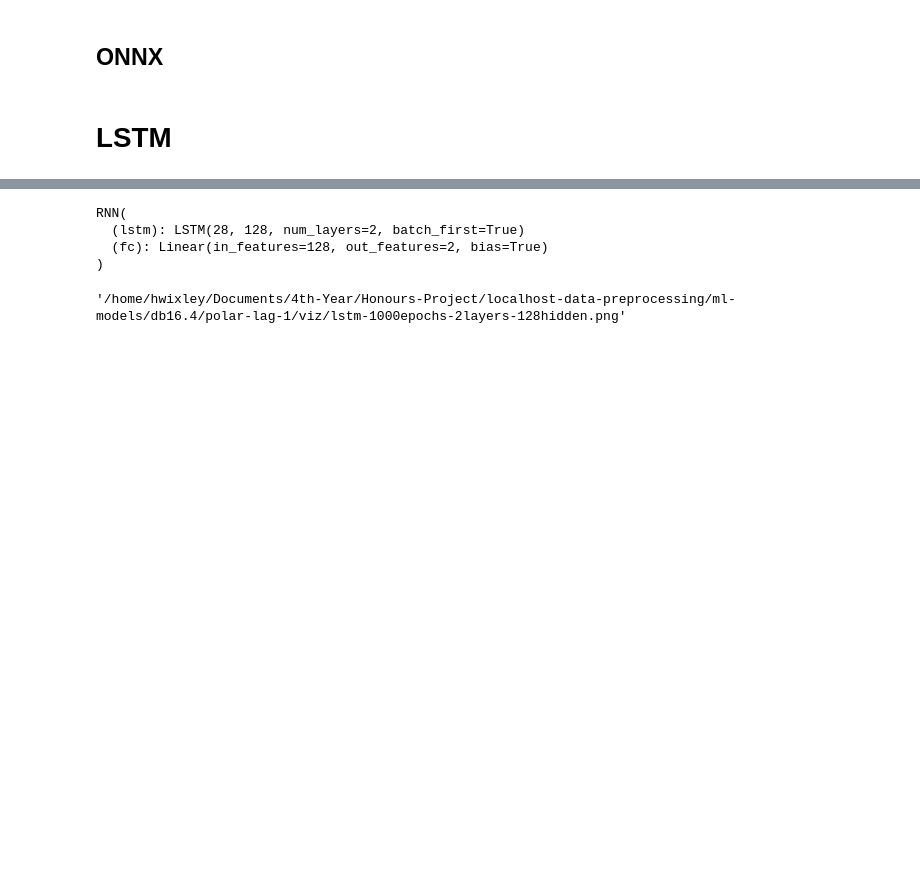
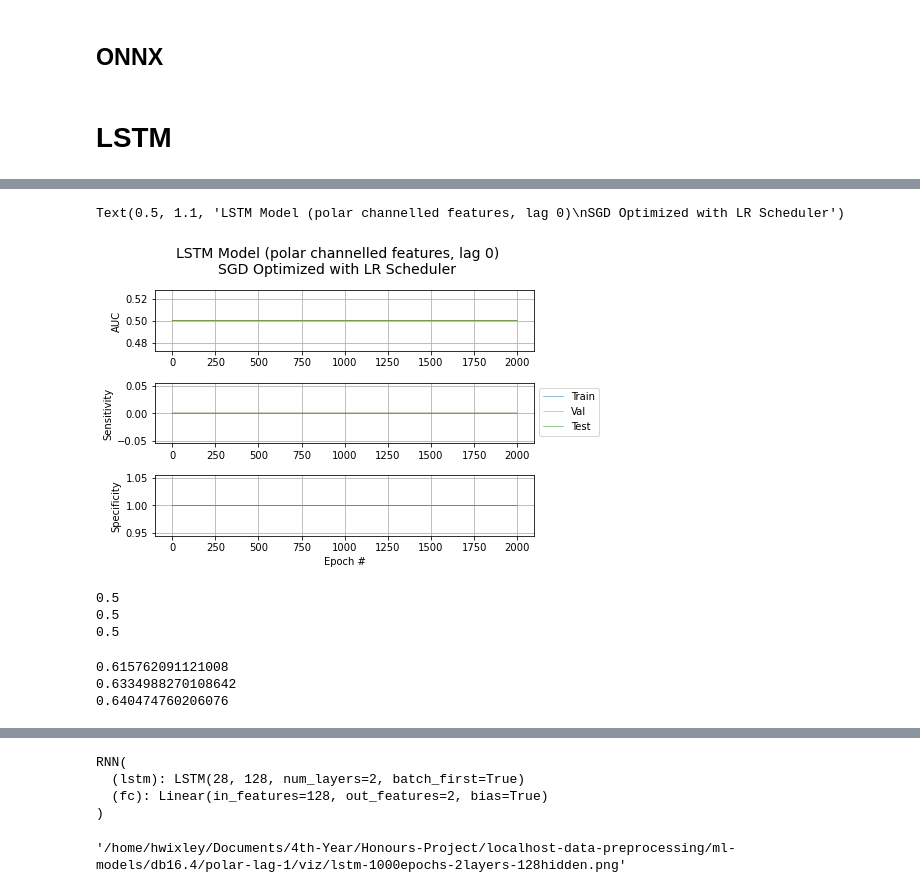
Before and after one commit to hwixley/Fall-Detection-Deep-Learning, a Jupyter notebook: deep-cnn.ipynb, the cells around one changed output, grey strips where cells are left out. Cells and saved outputs as stored; diff of their text form; code cells hidden in the pictures; blank space fills up the shorter version.

```diff
--- a/deep-cnn.ipynb
+++ b/deep-cnn.ipynb
@@ -691 +694,4 @@ Phase train Epoch [84
 KeyboardInterrupt:
+# %%
+with open(f"{model_save_dir}ep{num_epochs}-cnn-sgd-lrplat.pickle", "ab") as f:
+    pickle.dump(cnn_epochs, f)
@@ -788,14 +872,14 @@ def eval_rnn(mod, data):
     return preds, actual, correct/total
 # %%
 # Hyper-parameters
-sequence_length = 28
-input_size = 28
-hidden_size = 128
-num_layers = 2
+sequence_length = 20
+input_size = 75
+hidden_size = 400
+num_layers = 5
 num_classes = 2
-batch_size = 128
-num_epochs = 1000
-learning_rate = 0.01
+batch_size = 512
+num_epochs = 2000
+learning_rate = 0.05
 # %%
 class RNN(nn.Module):
     def __init__(self, input_size, hidden_size, num_layers, num_classes):
@@ -869,0 +1040,62 @@ Accuracy of the model on the 12548 samples: 84.985655084475
+# %%
+fig, axs = plt.subplots(3)
+fig.tight_layout()
+
+losses = getCNNdata(rnn_epochs, "loss", 0, num_epochs)
+aucs = getCNNdata(rnn_epochs, "auc", 0, num_epochs)
+sens = getCNNdata(rnn_epochs, "sens", 0, num_epochs)
+specs = getCNNdata(rnn_epochs, "spec", 0, num_epochs)
+#print(aucs)
+lw = 0.5
+
+#val_aucs = [el*1.1 for el in aucs["val"]]
+#test_aucs = [el*1.1 for el in aucs["test"]]
+
+
+axs[0].plot(np.arange(len(aucs["train"])), aucs["train"], label="Train", lw=lw)
+axs[0].plot(np.arange(len(aucs["val"])), aucs["val"], label="Val", lw=lw)
+axs[0].plot(np.arange(len(aucs["test"])), aucs["test"], label="Test", lw=lw)
+#axs[0].set_xlabel("Epoch #")
+axs[0].set_ylabel("AUC")
+axs[0].grid(True)
+
+
+axs[1].plot(np.arange(len(sens["train"])), sens["train"], label="Train", lw=lw)
+axs[1].plot(np.arange(len(sens["val"])), sens["val"], label="Val", lw=lw)
+axs[1].plot(np.arange(len(sens["test"])), sens["test"], label="Test", lw=lw)
+#axs[1].set_xlabel("Epoch #")
+axs[1].set_ylabel("Sensitivity")
+axs[1].grid(True)
+
+axs[1].legend(bbox_to_anchor=(1, 1))
+
+axs[2].plot(np.arange(len(specs["train"])), specs["train"], label="Train", lw=lw)
+axs[2].plot(np.arange(len(specs["val"])), specs["val"], label="Val", lw=lw)
+axs[2].plot(np.arange(len(specs["test"])), specs["test"], label="Test", lw=lw)
+axs[2].set_xlabel("Epoch #")
+axs[2].set_ylabel("Specificity")
+axs[2].grid(True)
+#axs[1].legend(lw=1)
+
+plt.suptitle("LSTM Model (polar channelled features, lag 0)\nSGD Optimized with LR Scheduler",y=1.1, fontsize=14)
+# %% [output]
+Text(0.5, 1.1, 'LSTM Model (polar channelled features, lag 0)\nSGD Optimized with LR Scheduler')
+[figure, added]
+# %%
+idx = np.where(aucs["test"] == np.max(aucs["test"]))[0][0]
+print(aucs["train"][idx])
+print(aucs["val"][idx])
+print(aucs["test"][idx])
+# %% [output]
+0.5
+0.5
+0.5
+# %%
+idx = np.where(aucs["test"] == np.max(aucs["test"]))[0][0]
+print(aucs["train"][idx])
+print(aucs["val"][idx])
+print(aucs["test"][idx])
+# %% [output]
+0.615762091121008
+0.6334988270108642
+0.640474760206076
```
Also changed, not shown: parts of 25 cells of this notebook, 50 other files.
